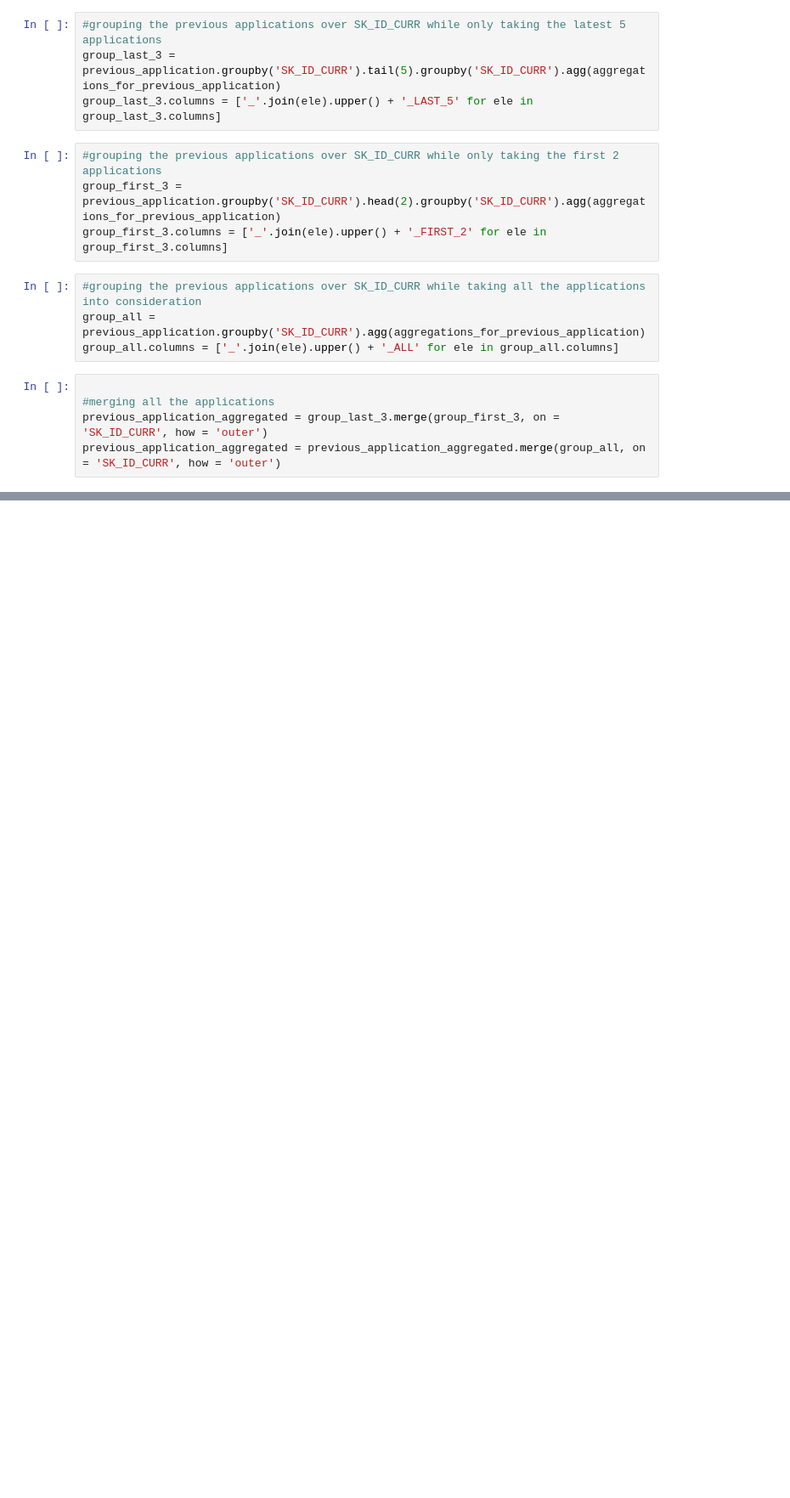
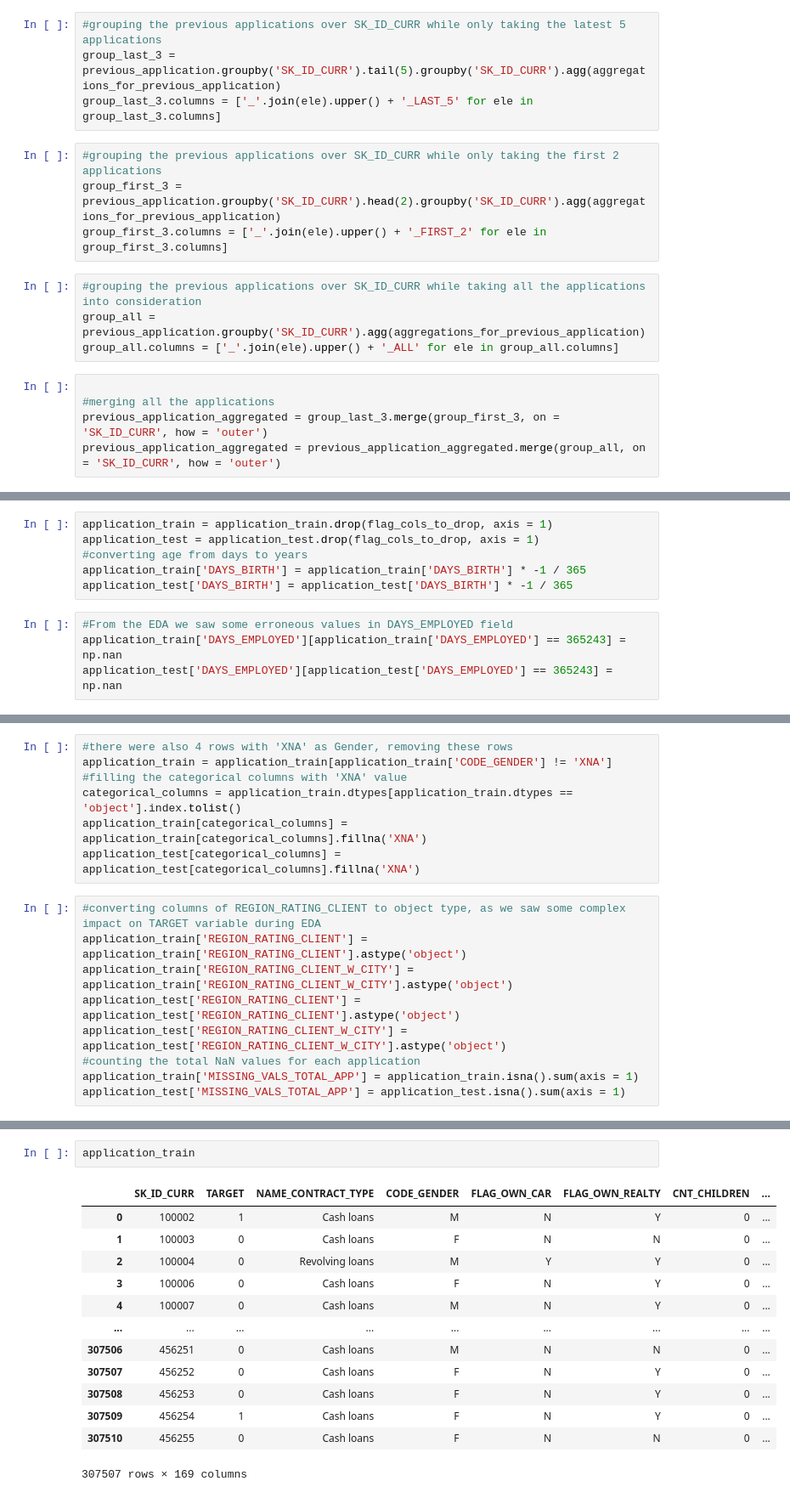
Before and after one commit to ASAKHRI/ProjetFilRouge, a Jupyter notebook: fEngeneering.ipynb, the cells around one changed output, grey strips where cells are left out. Shown at 85% size. Saved outputs shown, nothing was run; the diff lists cells and outputs as text; blank space fills up the shorter version.

```diff
--- a/fEngeneering.ipynb
+++ b/fEngeneering.ipynb
@@ -435,0 +458,10 @@ previous_application_aggregated = previous_application_aggregated.merge(group_al
+# %%
+application_train = application_train.drop(flag_cols_to_drop, axis = 1)
+application_test = application_test.drop(flag_cols_to_drop, axis = 1)
+#converting age from days to years
+application_train['DAYS_BIRTH'] = application_train['DAYS_BIRTH'] * -1 / 365
+application_test['DAYS_BIRTH'] = application_test['DAYS_BIRTH'] * -1 / 365
+# %%
+#From the EDA we saw some erroneous values in DAYS_EMPLOYED field
+application_train['DAYS_EMPLOYED'][application_train['DAYS_EMPLOYED'] == 365243] = np.nan
+application_test['DAYS_EMPLOYED'][application_test['DAYS_EMPLOYED'] == 365243] = np.nan
@@ -435,0 +479,16 @@ previous_application_aggregated = previous_application_aggregated.merge(group_al
+# %%
+#there were also 4 rows with 'XNA' as Gender, removing these rows
+application_train = application_train[application_train['CODE_GENDER'] != 'XNA']
+#filling the categorical columns with 'XNA' value
+categorical_columns = application_train.dtypes[application_train.dtypes == 'object'].index.tolist()
+application_train[categorical_columns] = application_train[categorical_columns].fillna('XNA')
+application_test[categorical_columns] = application_test[categorical_columns].fillna('XNA')
+# %%
+#converting columns of REGION_RATING_CLIENT to object type, as we saw some complex impact on TARGET variable during EDA
+application_train['REGION_RATING_CLIENT'] = application_train['REGION_RATING_CLIENT'].astype('object')
+application_train['REGION_RATING_CLIENT_W_CITY'] = application_train['REGION_RATING_CLIENT_W_CITY'].astype('object')
+application_test['REGION_RATING_CLIENT'] = application_test['REGION_RATING_CLIENT'].astype('object')
+application_test['REGION_RATING_CLIENT_W_CITY'] = application_test['REGION_RATING_CLIENT_W_CITY'].astype('object')
+#counting the total NaN values for each application
+application_train['MISSING_VALS_TOTAL_APP'] = application_train.isna().sum(axis = 1)
+application_test['MISSING_VALS_TOTAL_APP'] = application_test.isna().sum(axis = 1)
@@ -435,0 +580,16 @@ previous_application_aggregated = previous_application_aggregated.merge(group_al
+# %%
+application_train
+# %% [output]
+|  | SK_ID_CURR | TARGET | NAME_CONTRACT_TYPE | CODE_GENDER | FLAG_OWN_CAR | FLAG_OWN_REALTY | CNT_CHILDREN | ... |
+| 0 | 100002 | 1 | Cash loans | M | N | Y | 0 | ... |
+| 1 | 100003 | 0 | Cash loans | F | N | N | 0 | ... |
+| 2 | 100004 | 0 | Revolving loans | M | Y | Y | 0 | ... |
+| 3 | 100006 | 0 | Cash loans | F | N | Y | 0 | ... |
+| 4 | 100007 | 0 | Cash loans | M | N | Y | 0 | ... |
+| ... | ... | ... | ... | ... | ... | ... | ... | ... |
+| 307506 | 456251 | 0 | Cash loans | M | N | N | 0 | ... |
+| 307507 | 456252 | 0 | Cash loans | F | N | Y | 0 | ... |
+| 307508 | 456253 | 0 | Cash loans | F | N | Y | 0 | ... |
+| 307509 | 456254 | 1 | Cash loans | F | N | Y | 0 | ... |
+| 307510 | 456255 | 0 | Cash loans | F | N | N | 0 | ... |
+307507 rows × 169 columns
```
Also changed, not shown: parts of 15 cells of this notebook.
